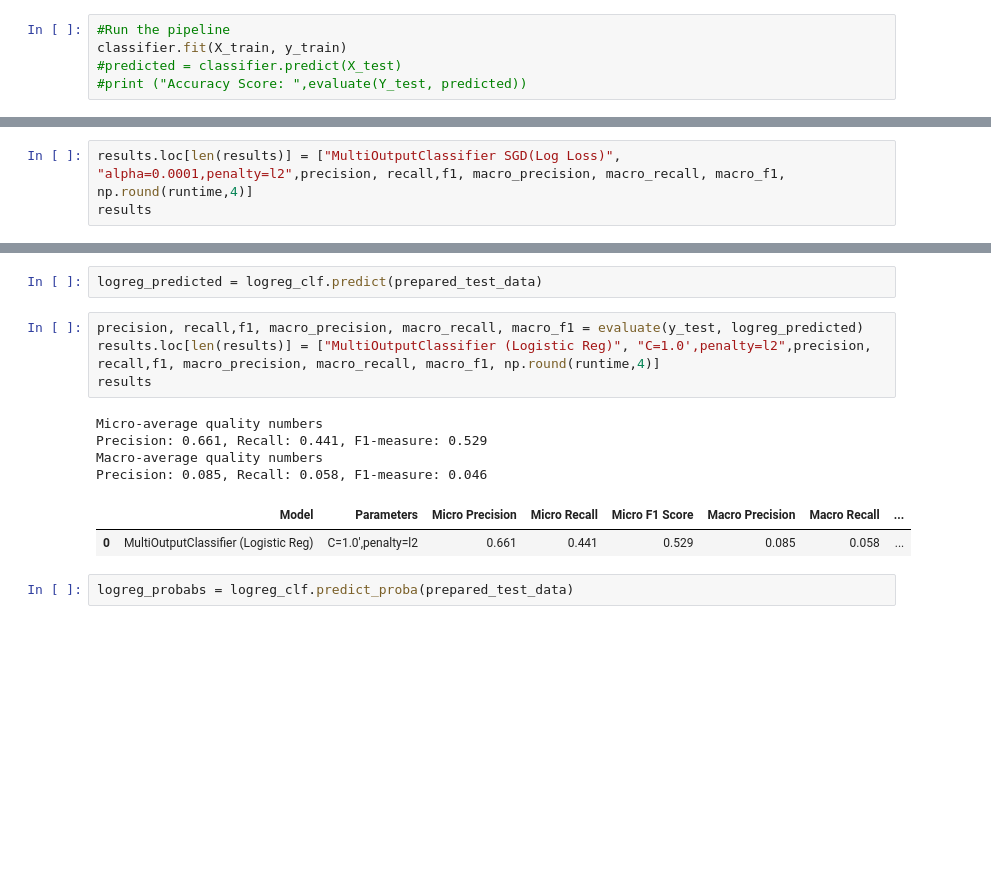
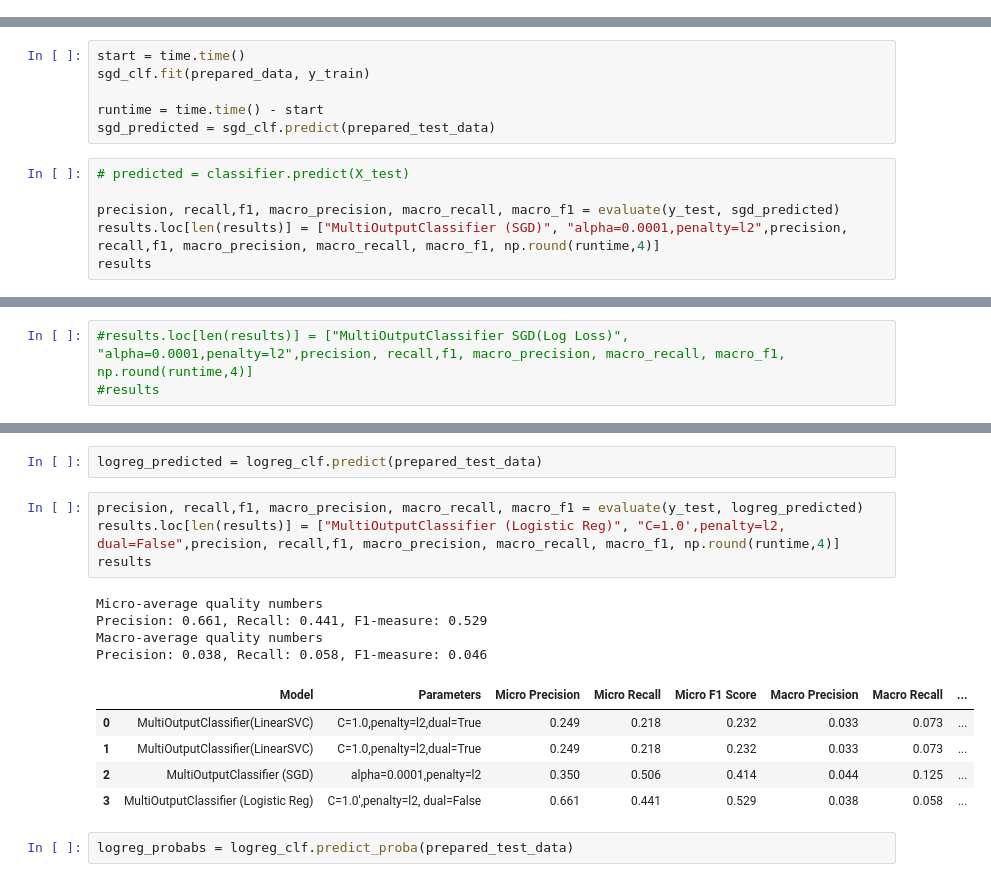
Before and after one commit to ayeshabhimdi/education-reboot, a Jupyter notebook: project/Reboot-Education_boxplot-PandasMICE.ipynb, the cells around one changed output, grey strips where cells are left out. Drawn from its saved outputs; the diff is of its cells as text; blank space fills up the shorter version.

```diff
--- a/project/Reboot-Education_boxplot-PandasMICE.ipynb
+++ b/project/Reboot-Education_boxplot-PandasMICE.ipynb
@@ -975,8 +982,3 @@ classifier = Pipeline([
   #  ('clf', MultiOutputClassifier(LinearSVC()))
     ('clf', MultiOutputClassifier(SGDClassifier(loss='log')))
 ])
-# %%
-#Run the pipeline
-classifier.fit(X_train, y_train)
-#predicted = classifier.predict(X_test)
-#print ("Accuracy Score: ",evaluate(Y_test, predicted))
@@ -1001,0 +985,12 @@ Accuracy Score:  None
+# %%
+start = time.time()
+sgd_clf.fit(prepared_data, y_train)
+
+runtime = time.time() - start
+sgd_predicted = sgd_clf.predict(prepared_test_data)
+# %%
+# predicted = classifier.predict(X_test)
+
+precision, recall,f1, macro_precision, macro_recall, macro_f1 = evaluate(y_test, sgd_predicted)
+results.loc[len(results)] = ["MultiOutputClassifier (SGD)", "alpha=0.0001,penalty=l2",precision, recall,f1, macro_precision, macro_recall, macro_f1, np.round(runtime,4)]
+results
@@ -1005,8 +1009,8 @@ baseline_modelscores = cross_val_score(classifier, x_train, y_train, cv=3)
 logit_score_train = baseline_modelscores.mean()
 train_time = np.round(time() - start, 4)
 # %%
-results.loc[len(results)] = ["MultiOutputClassifier SGD(Log Loss)", "alpha=0.0001,penalty=l2",precision, recall,f1, macro_precision, macro_recall, macro_f1, np.round(runtime,4)]
-results
+#results.loc[len(results)] = ["MultiOutputClassifier SGD(Log Loss)", "alpha=0.0001,penalty=l2",precision, recall,f1, macro_precision, macro_recall, macro_f1, np.round(runtime,4)]
+#results
 # %% [output]
 |  | Model | Hyper parameter tuning | Micro Precision | Micro Recall | Micro F1 Score | Macro Precision | ... |
 | 0 | MultiOutputClassifier - SGD(Log L... | alpha=0.0001,penalty=l2 | 0.4241 | 0.4596 | 0.4411 | 0.0969 | ... |
@@ -1069,15 +1081,18 @@ runtime = np.round(time.time()- start,4)
 logreg_predicted = logreg_clf.predict(prepared_test_data)
 # %%
 precision, recall,f1, macro_precision, macro_recall, macro_f1 = evaluate(y_test, logreg_predicted)
-results.loc[len(results)] = ["MultiOutputClassifier (Logistic Reg)", "C=1.0',penalty=l2",precision, recall,f1, macro_precision, macro_recall, macro_f1, np.round(runtime,4)]
+results.loc[len(results)] = ["MultiOutputClassifier (Logistic Reg)", "C=1.0',penalty=l2, dual=False",precision, recall,f1, macro_precision, macro_recall, macro_f1, np.round(runtime,4)]
 results
 # %% [output]
 Micro-average quality numbers
 Precision: 0.661, Recall: 0.441, F1-measure: 0.529
 Macro-average quality numbers
-Precision: 0.085, Recall: 0.058, F1-measure: 0.046
+Precision: 0.038, Recall: 0.058, F1-measure: 0.046
 |  | Model | Parameters | Micro Precision | Micro Recall | Micro F1 Score | Macro Precision | Macro Recall | ... |
-| 0 | MultiOutputClassifier (Logistic Reg) | C=1.0',penalty=l2 | 0.661 | 0.441 | 0.529 | 0.085 | 0.058 | ... |
+| 0 | MultiOutputClassifier(LinearSVC) | C=1.0,penalty=l2,dual=True | 0.249 | 0.218 | 0.232 | 0.033 | 0.073 | ... |
+| 1 | MultiOutputClassifier(LinearSVC) | C=1.0,penalty=l2,dual=True | 0.249 | 0.218 | 0.232 | 0.033 | 0.073 | ... |
+| 2 | MultiOutputClassifier (SGD) | alpha=0.0001,penalty=l2 | 0.350 | 0.506 | 0.414 | 0.044 | 0.125 | ... |
+| 3 | MultiOutputClassifier (Logistic Reg) | C=1.0',penalty=l2, dual=False | 0.661 | 0.441 | 0.529 | 0.038 | 0.058 | ... |
 # %%
 logreg_probabs = logreg_clf.predict_proba(prepared_test_data)
 # %%
```
Also changed, not shown: parts of 31 cells of this notebook.
